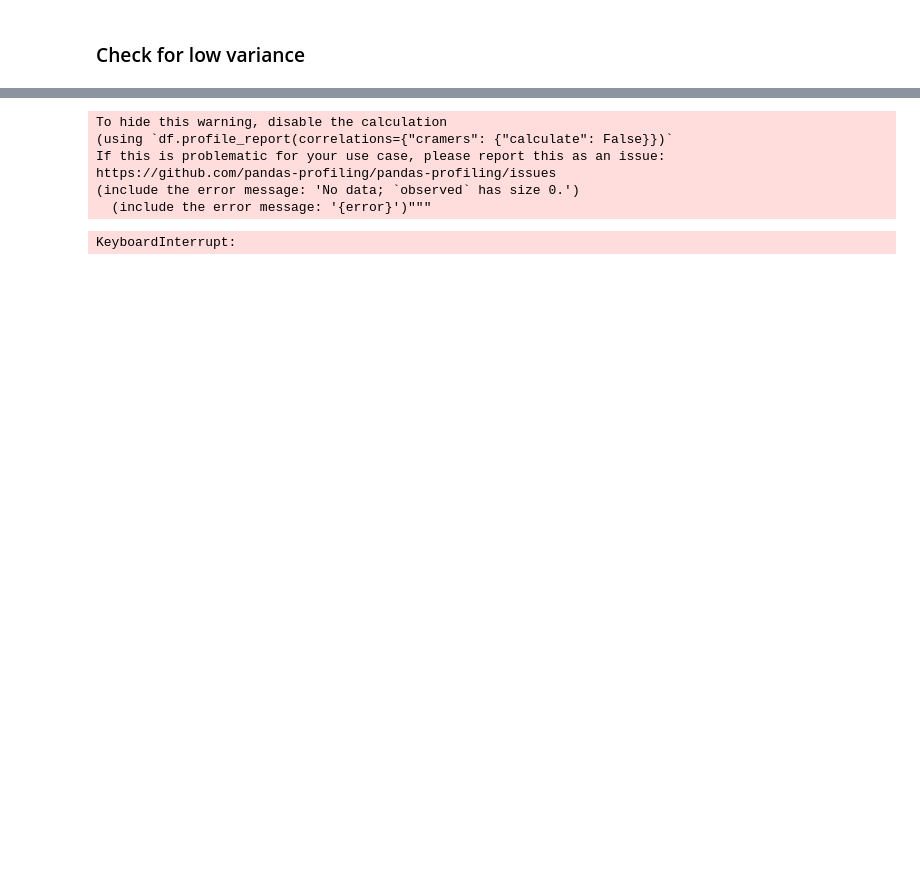
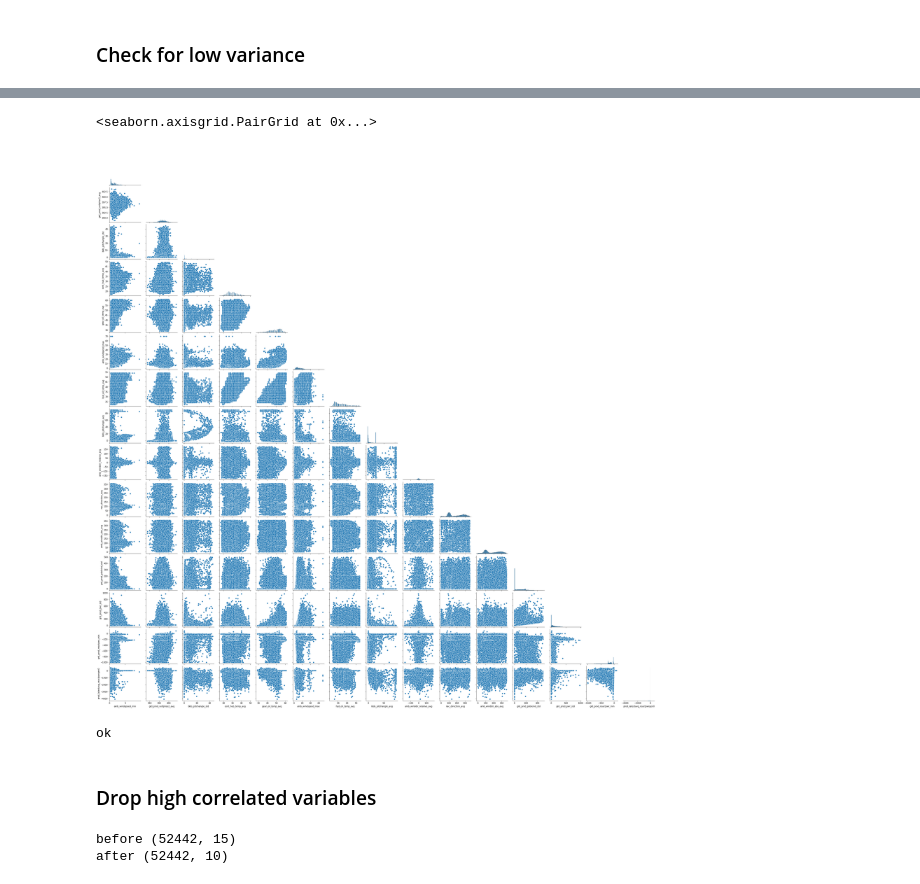
Before and after one commit to Rodrigohamacher/SCADA_wind_turbines, a Jupyter notebook: codes/EDA_SCADA_T11.ipynb, the cells around one changed output, grey strips where cells are left out. Drawn from its saved outputs; the diff is of its cells as text; code cells hidden in the pictures; blank space fills up the shorter version.

```diff
--- a/codes/EDA_SCADA_T11.ipynb
+++ b/codes/EDA_SCADA_T11.ipynb
@@ -199,0 +251,6 @@ display(vif_high)
+# %%
+vif_filename = f'../output_EDA/vif_high_{turbine}.json'
+vif_high.to_json(vif_filename)
+# %%
+vif_high = pd.read_json(vif_filename)
+vif_high
@@ -199,0 +275,6 @@ display(vif_high)
+# %%
+print(f'Frmo 80 columns noe we have {vif_high.shape[0]}')
+
+tags_float_red = vif_high['features'].values
+training_set_red = training_set[tags_float_red]
+training_set_red
@@ -201,5 +298,15 @@ display(vif_high)
 ### Check for low variance
 # %%
 pd.set_option('display.float_format', lambda x: '%.3f' % x)
-df.std(numeric_only=True).sort_values(ascending=True).head(20)
+x = training_set_red.std(numeric_only=True).sort_values(ascending=True)
+display(x)
+
+tags_float_drop = x[x<=1].index
+print('************* DROPPED TAGS *************')
+display(tags_float_drop)
+
+tags_float_red = x[x>1].index
+training_set_red = training_set[tags_float_red]
+print(training_set_red.shape)
+training_set_red
 # %% [output]
@@ -227,12 +371,48 @@ sns.heatmap(training_set.isnull(), cbar=False)
+# %%
+sns.pairplot(training_set_red, corner=True)
+# %% [output]
+<seaborn.axisgrid.PairGrid at 0x...>
+[figure, added]
 # %%
-profile = ProfileReport(training_set, title="Pandas Profiling Report", explorative=True)
+profile = ProfileReport(training_set_red, title="Pandas Profiling Report", explorative=True)
 profile.to_file(f'../output_EDA/{turbine}_pandas_profiling_training.html')
 print('ok')
 # %% [output]
-To hide this warning, disable the calculation
-(using `df.profile_report(correlations={"cramers": {"calculate": False}})`
-If this is problematic for your use case, please report this as an issue:
-https://github.com/pandas-profiling/pandas-profiling/issues
-(include the error message: 'No data; `observed` has size 0.')
-  (include the error message: '{error}')"""
+ok
-KeyboardInterrupt:
+# %% [markdown]
+### Drop high correlated variables
+# %%
+
+
+df_float_red = training_set_red.copy()
+
+print(f'before {df_float_red.shape}')
+names = ['not empty']
+
+while names != []:
+    corr = df_float_red.corr(method='spearman')
+    names = []
+
+    for name, values in corr.iteritems():
+        high_corr = values[values.abs() > 0.7]
+        cols = high_corr.index.tolist()
+        cols.remove(name)
+        if cols != []:
+            names = names + [name]
+
+    if names != []:
+        corr_sum = corr.abs().sum(axis=0)
+        high_corr_sum = corr_sum[names]
+        drop_col = high_corr_sum[high_corr_sum==high_corr_sum.max()].index
+
+        df_float_red = df_float_red.drop(columns=drop_col)
+
+
+print(f'after {df_float_red.shape}')
+
+# for name, values in training_set_red[x.index].iteritems():
+#     pd.DataFrame(values).plot(title=name, style='.')
+#     plt.show()
+# %% [output]
+before (52442, 15)
+after (52442, 10)
```
Also changed, not shown: parts of 23 cells of this notebook, 1 other file.
